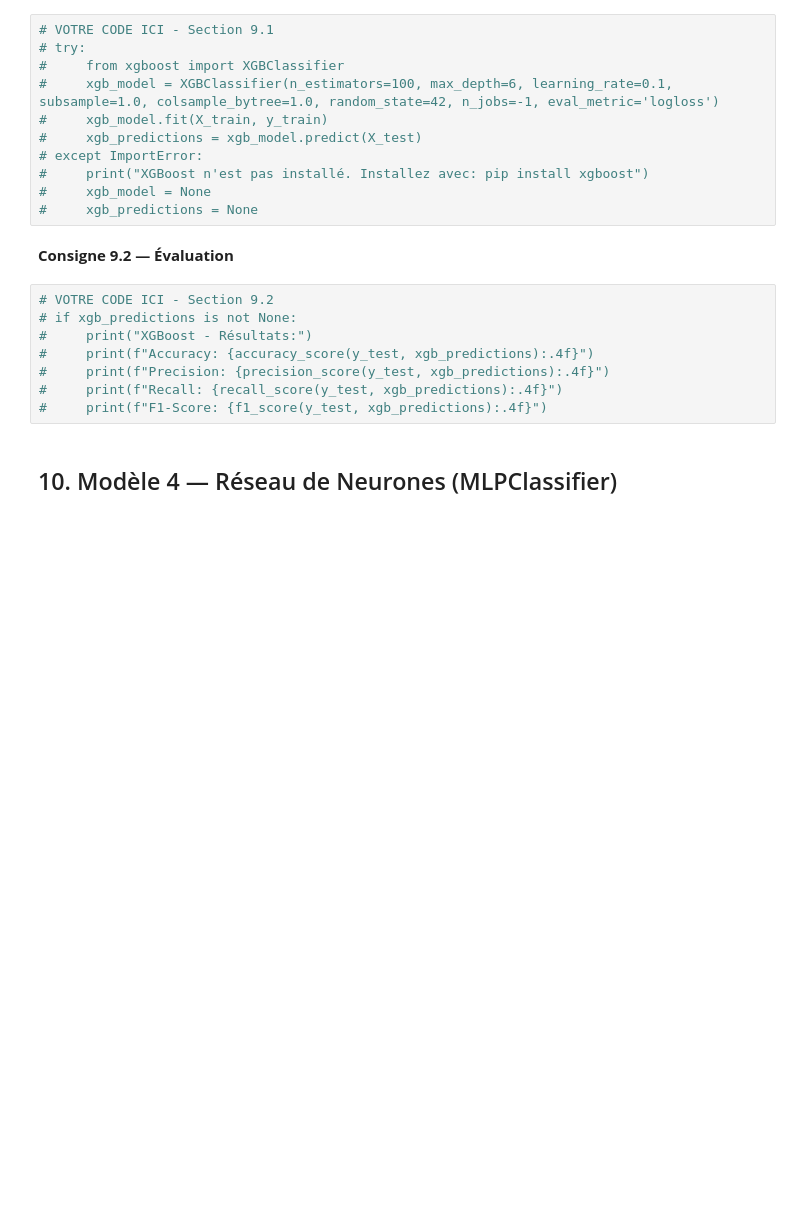
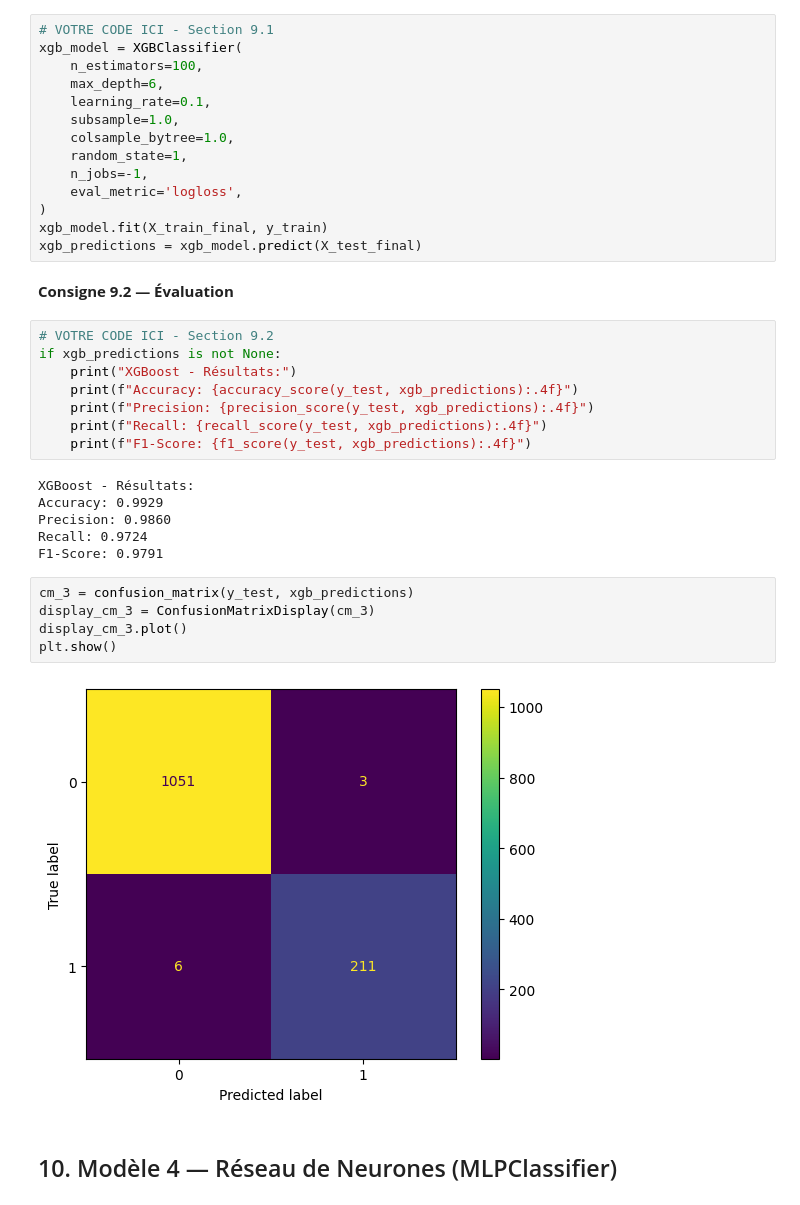
Before and after one commit to 17matb/youtube-trends, a Jupyter notebook: ml_youtube_trends.ipynb, the cells around one changed output. Saved outputs shown, nothing was run; the diff lists cells and outputs as text; blank space fills up the shorter version.

```diff
--- a/ml_youtube_trends.ipynb
+++ b/ml_youtube_trends.ipynb
@@ -648,25 +644,41 @@ plt.show()
 **Consigne 9.1 — Entraînement**
 # %%
 # VOTRE CODE ICI - Section 9.1
-# try:
-#     from xgboost import XGBClassifier
-#     xgb_model = XGBClassifier(n_estimators=100, max_depth=6, learning_rate=0.1, subsample=1.0, colsample_bytree=1.0, random_state=42, n_jobs=-1, eval_metric='logloss')
-#     xgb_model.fit(X_train, y_train)
-#     xgb_predictions = xgb_model.predict(X_test)
-# except ImportError:
-#     print("XGBoost n'est pas installé. Installez avec: pip install xgboost")
-#     xgb_model = None
-#     xgb_predictions = None
+xgb_model = XGBClassifier(
+    n_estimators=100,
+    max_depth=6,
+    learning_rate=0.1,
+    subsample=1.0,
+    colsample_bytree=1.0,
+    random_state=1,
+    n_jobs=-1,
+    eval_metric='logloss',
+)
+xgb_model.fit(X_train_final, y_train)
+xgb_predictions = xgb_model.predict(X_test_final)
 # %% [markdown]
 **Consigne 9.2 — Évaluation**
 # %%
 # VOTRE CODE ICI - Section 9.2
-# if xgb_predictions is not None:
-#     print("XGBoost - Résultats:")
-#     print(f"Accuracy: {accuracy_score(y_test, xgb_predictions):.4f}")
-#     print(f"Precision: {precision_score(y_test, xgb_predictions):.4f}")
-#     print(f"Recall: {recall_score(y_test, xgb_predictions):.4f}")
-#     print(f"F1-Score: {f1_score(y_test, xgb_predictions):.4f}")
+if xgb_predictions is not None:
+    print("XGBoost - Résultats:")
+    print(f"Accuracy: {accuracy_score(y_test, xgb_predictions):.4f}")
+    print(f"Precision: {precision_score(y_test, xgb_predictions):.4f}")
+    print(f"Recall: {recall_score(y_test, xgb_predictions):.4f}")
+    print(f"F1-Score: {f1_score(y_test, xgb_predictions):.4f}")
+# %% [output]
+XGBoost - Résultats:
+Accuracy: 0.9929
+Precision: 0.9860
+Recall: 0.9724
+F1-Score: 0.9791
+# %%
+cm_3 = confusion_matrix(y_test, xgb_predictions)
+display_cm_3 = ConfusionMatrixDisplay(cm_3)
+display_cm_3.plot()
+plt.show()
+# %% [output]
+[figure, added]
 # %% [markdown]
 ## 10. Modèle 4 — Réseau de Neurones (MLPClassifier)
 # %% [markdown]
```
Also changed, not shown: parts of 6 cells of this notebook, 2 other files.
